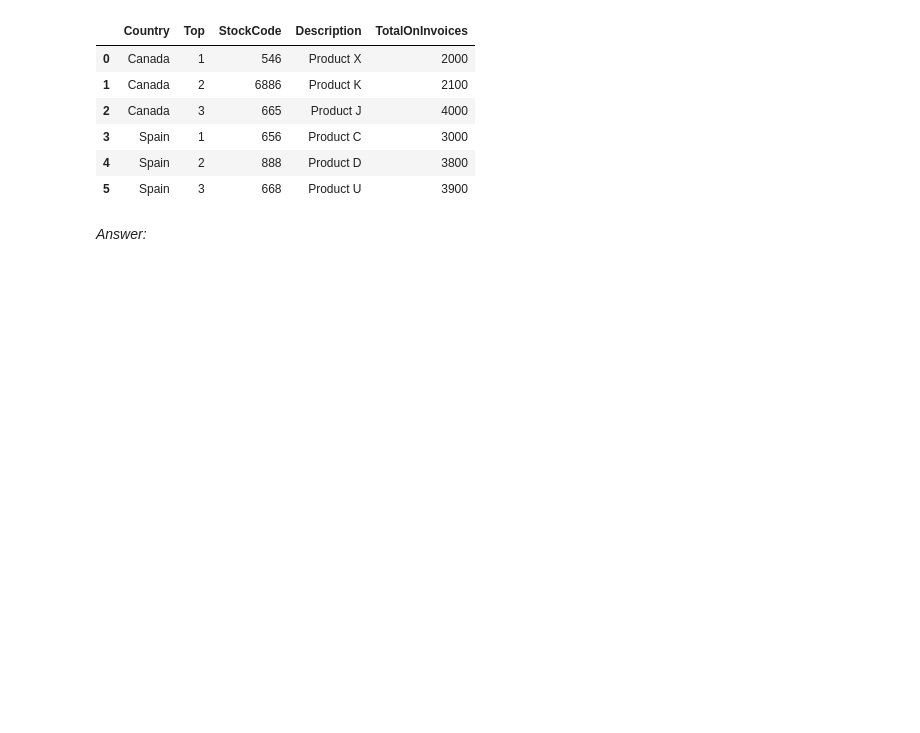
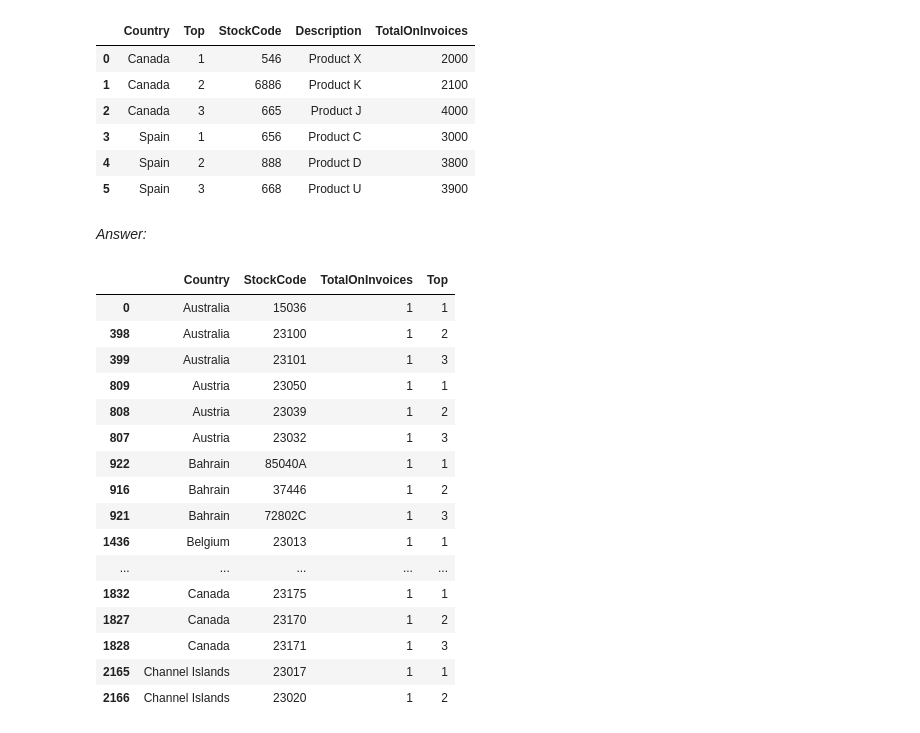
Before and after one commit to FredyX/ecommerce, a Jupyter notebook: EDA.ipynb, the cells around one changed output. Drawn from its saved outputs; the diff is of its cells as text; code cells hidden in the pictures; blank space fills up the shorter version.

```diff
--- a/EDA.ipynb
+++ b/EDA.ipynb
@@ -330,0 +336,28 @@ pd.DataFrame({
+# %%
+stock = stock.sort_values(['Country','TotalOnInvoices'])
+# %%
+stock['Top'] = stock.groupby(['Country'], as_index=False).cumcount()
+# %%
+r3 =  stock.loc[(stock['Top']== 0) | (stock['Top']== 1) |(stock['Top']== 2),:].copy()
+# %%
+r3['Top'] = r3['Top'] +1
+# %%
+r3.head(20)
+# %% [output]
+|  | Country | StockCode | TotalOnInvoices | Top |
+| 0 | Australia | 15036 | 1 | 1 |
+| 398 | Australia | 23100 | 1 | 2 |
+| 399 | Australia | 23101 | 1 | 3 |
+| 809 | Austria | 23050 | 1 | 1 |
+| 808 | Austria | 23039 | 1 | 2 |
+| 807 | Austria | 23032 | 1 | 3 |
+| 922 | Bahrain | 85040A | 1 | 1 |
+| 916 | Bahrain | 37446 | 1 | 2 |
+| 921 | Bahrain | 72802C | 1 | 3 |
+| 1436 | Belgium | 23013 | 1 | 1 |
+| ... | ... | ... | ... | ... |
+| 1832 | Canada | 23175 | 1 | 1 |
+| 1827 | Canada | 23170 | 1 | 2 |
+| 1828 | Canada | 23171 | 1 | 3 |
+| 2165 | Channel Islands | 23017 | 1 | 1 |
+| 2166 | Channel Islands | 23020 | 1 | 2 |
```
Also changed, not shown: parts of 1 cell of this notebook.
